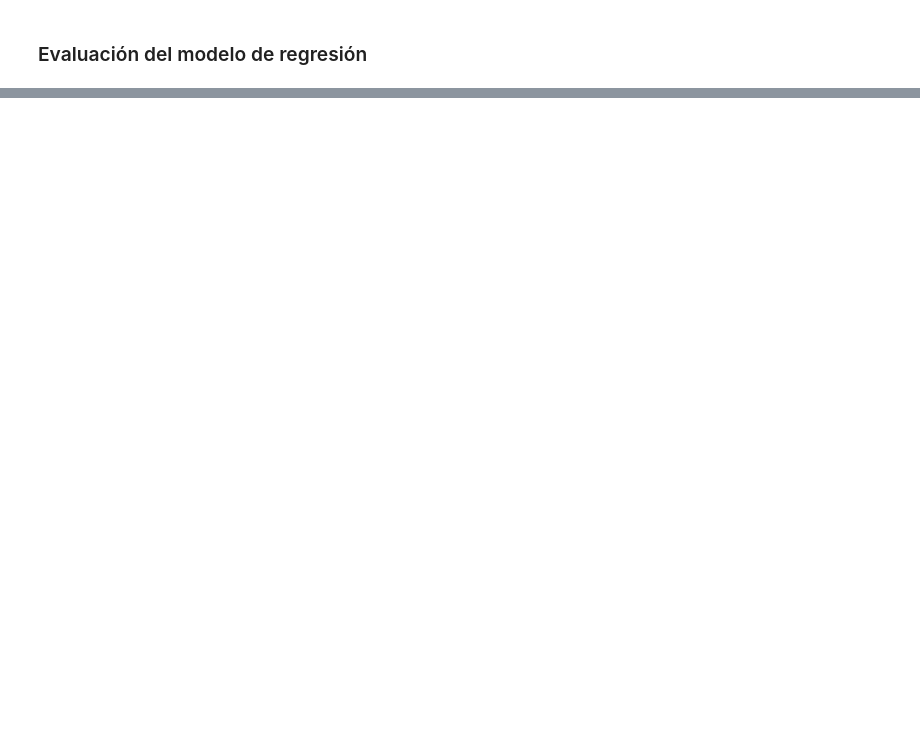
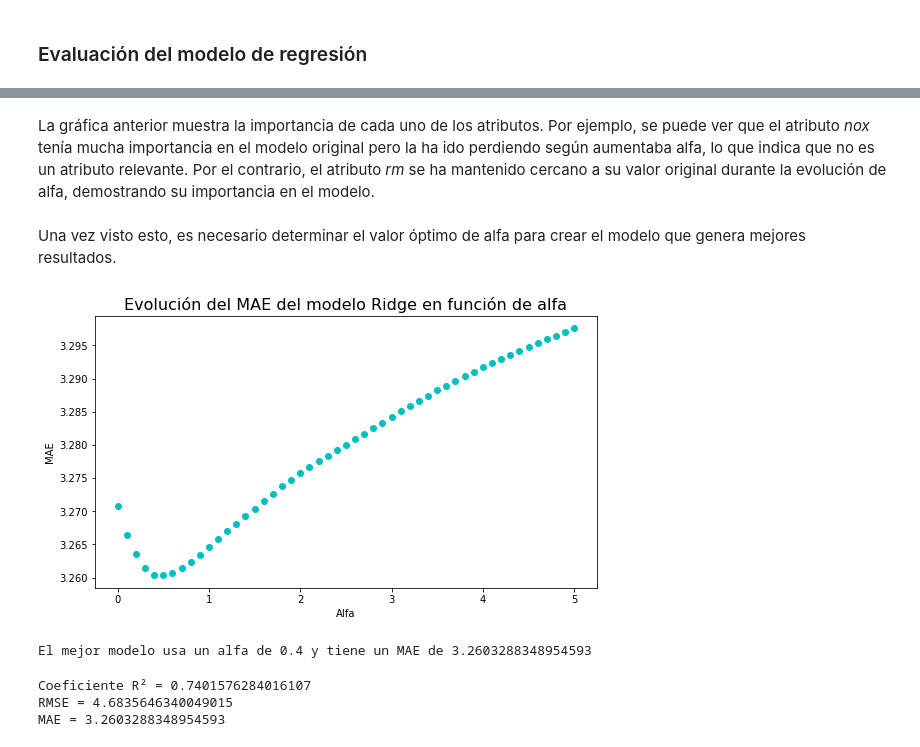
Before and after one commit to akua21/AnalisisDatos, a Jupyter notebook: Practica 1/P1_Casas_Boston.ipynb, the cells around one changed output, grey strips where cells are left out. Drawn from its saved outputs; the diff is of its cells as text; code cells hidden in the pictures; blank space fills up the shorter version.

```diff
--- a/Practica 1/P1_Casas_Boston.ipynb
+++ b/Practica 1/P1_Casas_Boston.ipynb
@@ -217,0 +274,22 @@ plt.show()
+# %% [markdown]
+La gráfica anterior muestra la importancia de cada uno de los atributos. Por ejemplo, se puede ver que el atributo *nox* tenía mucha importancia en el modelo original pero la ha ido perdiendo según aumentaba alfa, lo que indica que no es un atributo relevante. Por el contrario, el atributo *rm* se ha mantenido cercano a su valor original durante la evolución de alfa, demostrando su importancia en el modelo.
+# %% [markdown]
+Una vez visto esto, es necesario determinar el valor óptimo de alfa para crear el modelo que genera mejores resultados.
+# %%
+plt.figure(figsize=(9,5))
+
+plt.plot(alpha_values, ridge_scores, 'co')
+
+plt.title("Evolución del MAE del modelo Ridge en función de alfa", fontsize=16)
+plt.xlabel("Alfa")
+plt.ylabel("MAE")
+
+plt.show()
+# %% [output]
+[figure, added]
+# %%
+best_alpha = ridge_scores.index(min(ridge_scores))*0.1
+
+print("El mejor modelo usa un alfa de", best_alpha, "y tiene un MAE de", min(ridge_scores))
+# %% [output]
+El mejor modelo usa un alfa de 0.4 y tiene un MAE de 3.2603288348954593
@@ -217,0 +301,13 @@ plt.show()
+# %%
+r2 = rr.score(X, y)
+rmse = np.sqrt(np.mean((y - y_pred)**2))
+mae = np.mean(np.abs(y - y_pred))
+
+
+print("Coeficiente R² =", r2)
+print("RMSE =", rmse)
+print("MAE =", mae)
+# %% [output]
+Coeficiente R² = 0.7401576284016107
+RMSE = 4.6835646340049015
+MAE = 3.2603288348954593
```
Also changed, not shown: parts of 26 cells of this notebook.
